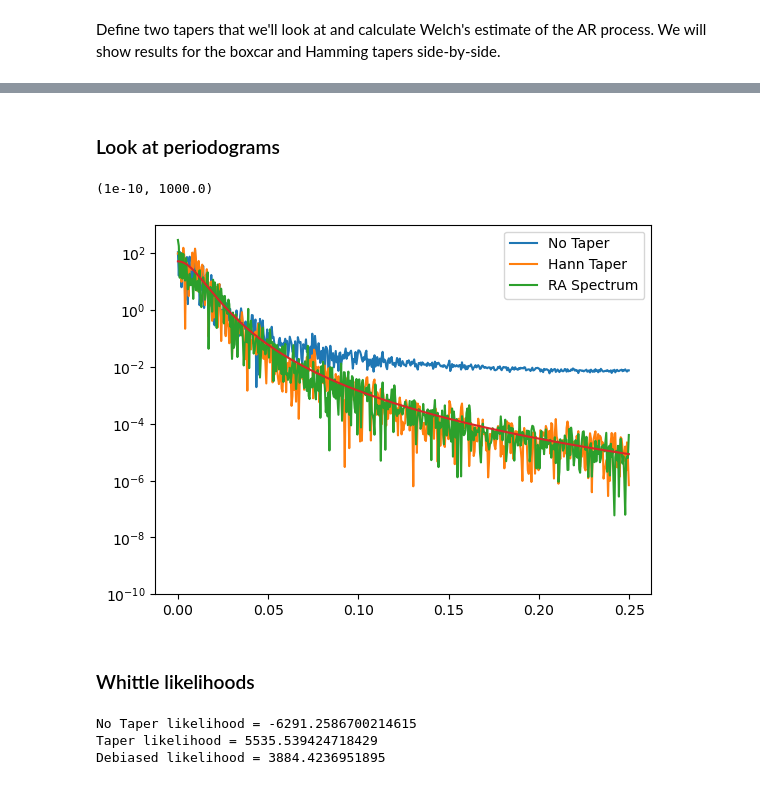
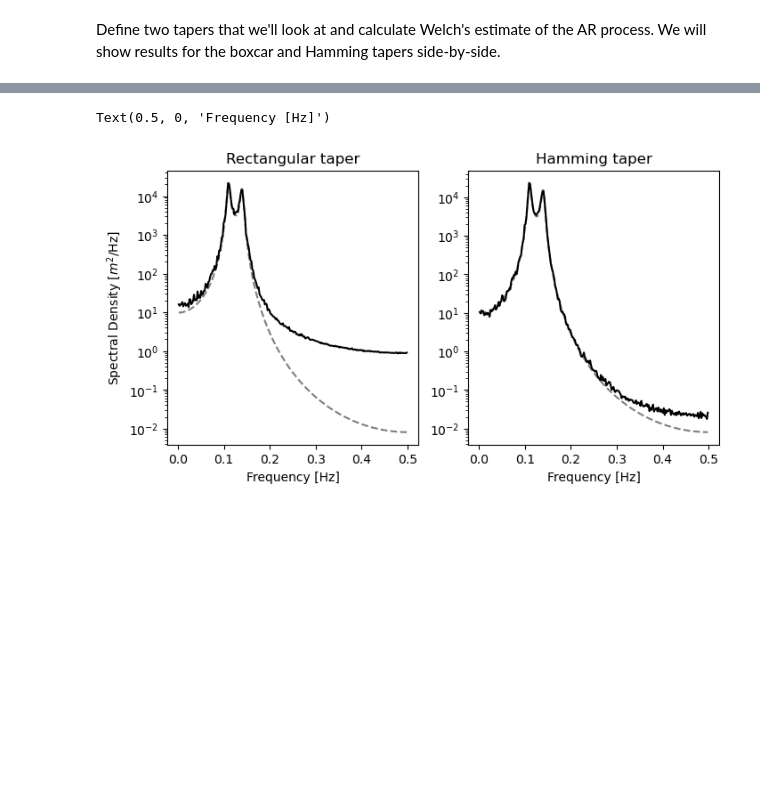
Before and after one commit to TIDE-ITRH/speccy, a Jupyter notebook: notebooks/03_debiased_welch.ipynb, the cells around one changed output, grey strips where cells are left out. Drawn from its saved outputs; the diff is of its cells as text; code cells hidden in the pictures; blank space fills up the shorter version.

```diff
--- a/notebooks/03_debiased_welch.ipynb
+++ b/notebooks/03_debiased_welch.ipynb
@@ -59,29 +32,26 @@ plt.plot(tt, gauss_sample)
-# %% [markdown]
-### Look at periodograms
-# %%
-h = signal.windows.hann(n)
-
-ff_taper, I_taper = gary.periodogram(gauss_sample, delta, h)
-ff_gauss, I_gauss = gary.periodogram(gauss_sample, delta)
-ff_ra, I_ra = gary.periodogram(ra_sample, delta)
-
-plt.plot(ff_gauss, I_gauss, label = "No Taper")
-plt.plot(ff_taper, I_taper, label = "Hann Taper")
-plt.plot(ff_ra, I_ra, label = "RA Spectrum")
-plt.plot(ff_ra, gary.psd.matern(ff_ra, params))
-plt.yscale('log')
-plt.legend()
-plt.ylim(1e-10, 1e3)
-# %% [output]
-(1e-10, 1000.0)
-[figure, removed]
-# %% [markdown]
-### Whittle likelihoods
-# %%
-print("No Taper likelihood = " + str(gary.whittle(gauss_sample, gary.psd.matern, params, delta)))
-print("Taper likelihood = " + str(gary.whittle(gauss_sample, gary.psd.matern, params, delta, h)))
-print("Debiased likelihood = " + str(gary.dwhittle(gauss_sample, gary.acf.matern, params, delta)))
-# %% [output]
-No Taper likelihood = -6291.2586700214615
-Taper likelihood = 5535.539424718429
-Debiased likelihood = 3884.4236951895
+# %%
+h_hm = signal.windows.hamming(l)
+h_bc = np.repeat(1, l)
+
+f, pw_bc = gary.dwelch.pwelch(sampled_ar, m, l, s, h=h_bc)
+f, pw_hm = gary.dwelch.pwelch(sampled_ar, m, l, s, h=h_hm)
+
+plt.figure(figsize=(8, 4))
+
+plt.subplot(121)
+plt.plot(f, pw_bc, c="k")
+plt.plot(f, gary.psd.ar(f, np.concatenate([[sd], phis])), c="k", alpha = 0.5, linestyle="dashed")
+plt.yscale('log')
+plt.title("Rectangular taper")
+plt.xlabel("Frequency [Hz]")
+plt.ylabel("Spectral Density [$m^2$/Hz]")
+
+plt.subplot(122)
+plt.plot(f, pw_hm, c="k")
+plt.plot(f, gary.psd.ar(f, np.concatenate([[sd], phis])), c="k", alpha = 0.5, linestyle="dashed")
+plt.yscale('log')
+plt.title("Hamming taper")
+plt.xlabel("Frequency [Hz]")
+# %% [output]
+Text(0.5, 0, 'Frequency [Hz]')
+[figure, added]
```
Also changed, not shown: parts of 8 cells of this notebook, 1 other file.
